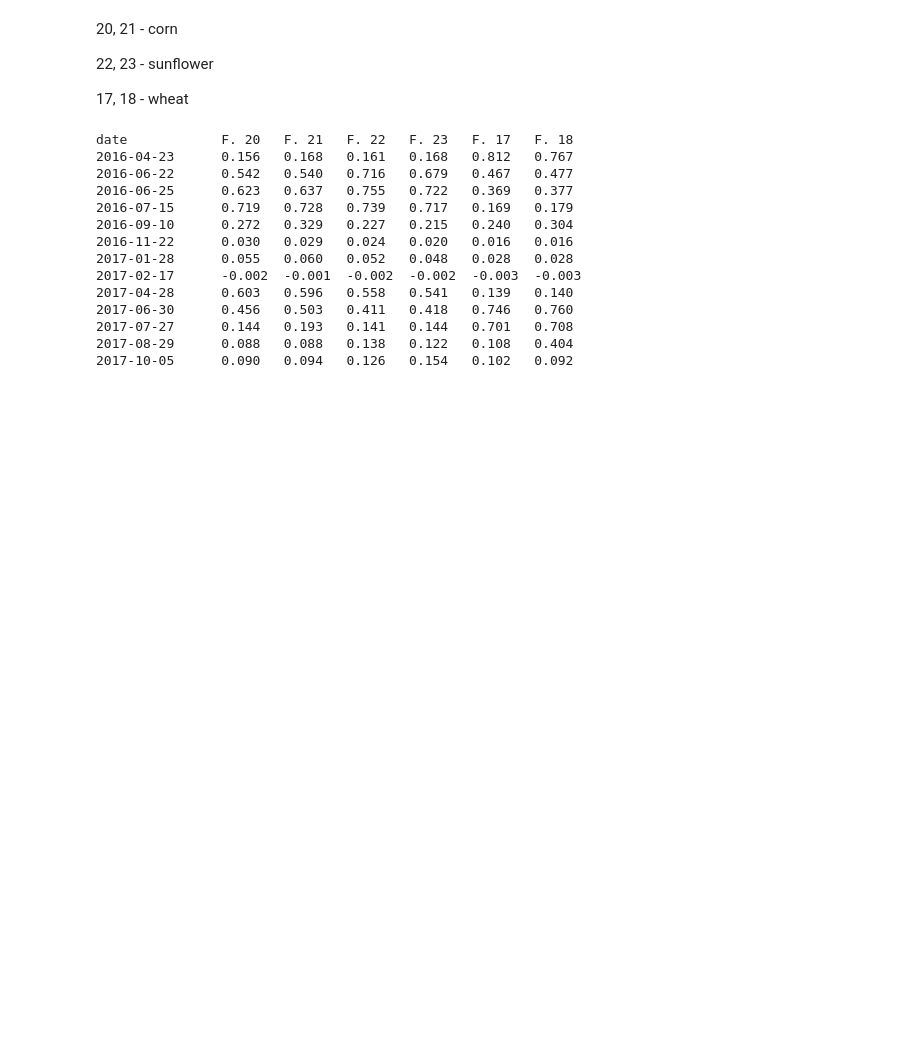
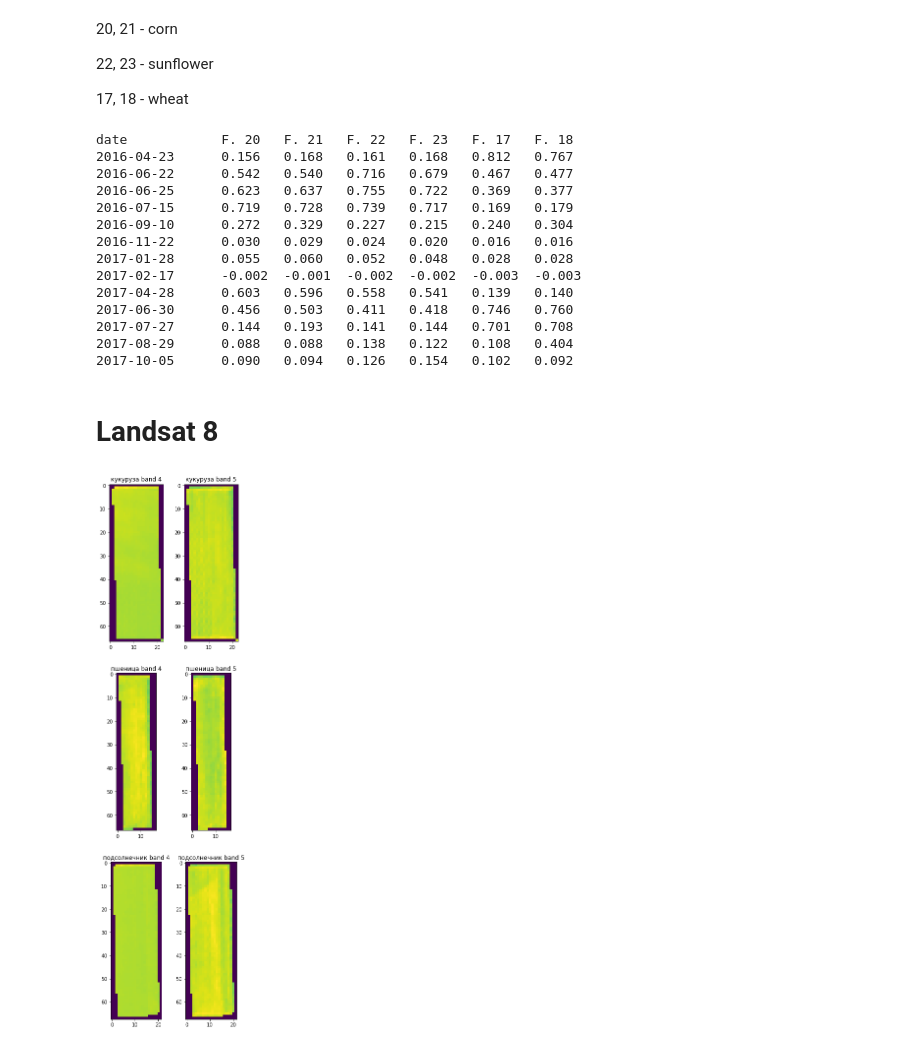
Before and after one commit to mosin26/agriculture, a Jupyter notebook: rostov.ipynb, the cells around one changed output. Saved outputs shown, nothing was run; the diff lists cells and outputs as text; code cells hidden in the pictures; blank space fills up the shorter version.

Commit message:
Add Landsat data

```diff
--- a/rostov.ipynb
+++ b/rostov.ipynb
@@ -135,3 +137,43 @@ date            F. 20   F. 21   F. 22   F. 23   F. 17   F. 18
 2017-07-27      0.144   0.193   0.141   0.144   0.701   0.708
 2017-08-29      0.088   0.088   0.138   0.122   0.108   0.404
 2017-10-05      0.090   0.094   0.126   0.154   0.102   0.092
+# %% [markdown]
+# Landsat 8
+# %%
+band_04 = rasterio.open('/Users/vasilii/Desktop/landsat/LC08_L1TP_173028_20170606_20170616_01_T1/LC08_L1TP_173028_20170606_20170616_01_T1_B4.TIF')
+band_05 = rasterio.open('/Users/vasilii/Desktop/landsat/LC08_L1TP_173028_20170606_20170616_01_T1/LC08_L1TP_173028_20170606_20170616_01_T1_B5.TIF')
+
+masked_04_20 = mask(band_04, fields['20'], nodata=0, crop=True)
+masked_05_20 = mask(band_05, fields['20'], nodata=0, crop=True)
+
+masked_04_17 = mask(band_04, fields['17'], nodata=0, crop=True)
+masked_05_17 = mask(band_05, fields['17'], nodata=0, crop=True)
+
+masked_04_23 = mask(band_04, fields['23'], nodata=0, crop=True)
+masked_05_23 = mask(band_05, fields['23'], nodata=0, crop=True)
+
+band_04.close()
+band_05.close()
+# %%
+plt.figure(figsize=(5,20))
+plt.subplot(321)
+plt.imshow(masked_04_20[0].data[0])
+plt.title('кукуруза band 4')
+plt.subplot(322)
+plt.imshow(masked_05_20[0].data[0])
+plt.title('кукуруза band 5')
+plt.subplot(323)
+plt.imshow(masked_04_17[0].data[0])
+plt.title('пшеница band 4')
+plt.subplot(324)
+plt.imshow(masked_05_17[0].data[0])
+plt.title('пшеница band 5')
+plt.subplot(325)
+plt.imshow(masked_04_23[0].data[0])
+plt.title('подсолнечник band 4')
+plt.subplot(326)
+plt.imshow(masked_05_23[0].data[0])
+plt.title('подсолнечник band 5')
+plt.show()
+# %% [output]
+[figure, added]
```
Also changed, not shown: parts of 6 cells of this notebook.
